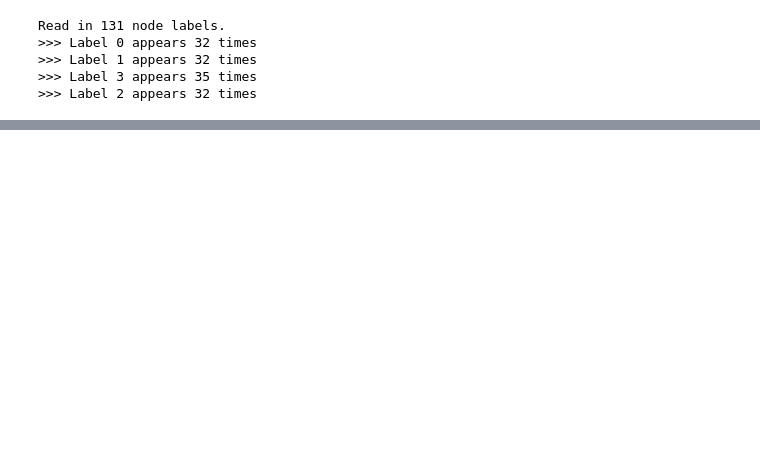
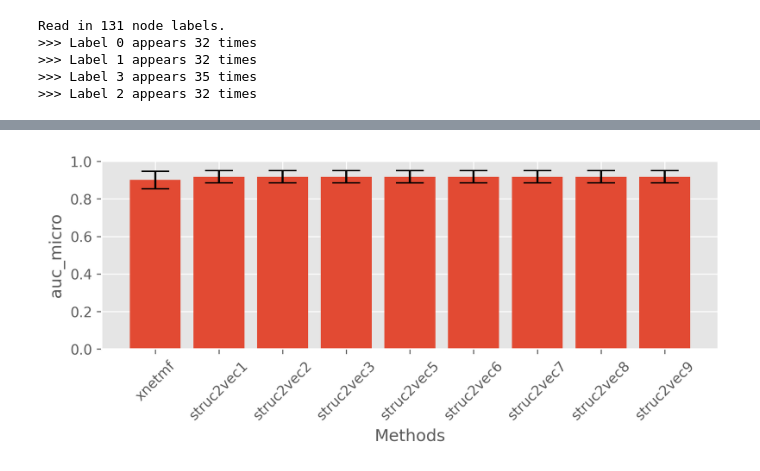
Before and after one commit to GemsLab/StrucEmbedding-GraphLibrary, a Jupyter notebook: test.ipynb, the cells around one changed output, grey strips where cells are left out. Cells and saved outputs as stored; diff of their text form; code cells hidden in the pictures; blank space fills up the shorter version.

Commit message:
add visualization for classification and clustering

```diff
--- a/test.ipynb
+++ b/test.ipynb
@@ -170,7 +172,13 @@ concatenate_result_pd([("xnetmf", clu_xnetmf),
 # %%
-rtn_pd = concatenate_result_pd([("xnetmf", result_xnetmf),
+visualize_classification([("xnetmf", result_xnetmf),
                        ("struc2vec1", result_struc2vec),
                        ("struc2vec2", result_struc2vec),
                        ("struc2vec3", result_struc2vec),
                        ("struc2vec5", result_struc2vec),
-                       ("struc2vec6", result_struc2vec)])
+                          ("struc2vec5", result_struc2vec),
+                          ("struc2vec6", result_struc2vec),
+                          ("struc2vec7", result_struc2vec),
+                          ("struc2vec8", result_struc2vec),
+                       ("struc2vec9", result_struc2vec)], metric="auc_micro")
+# %% [output]
+[figure, added]
```
Also changed, not shown: parts of 18 cells of this notebook, 4 other files.
